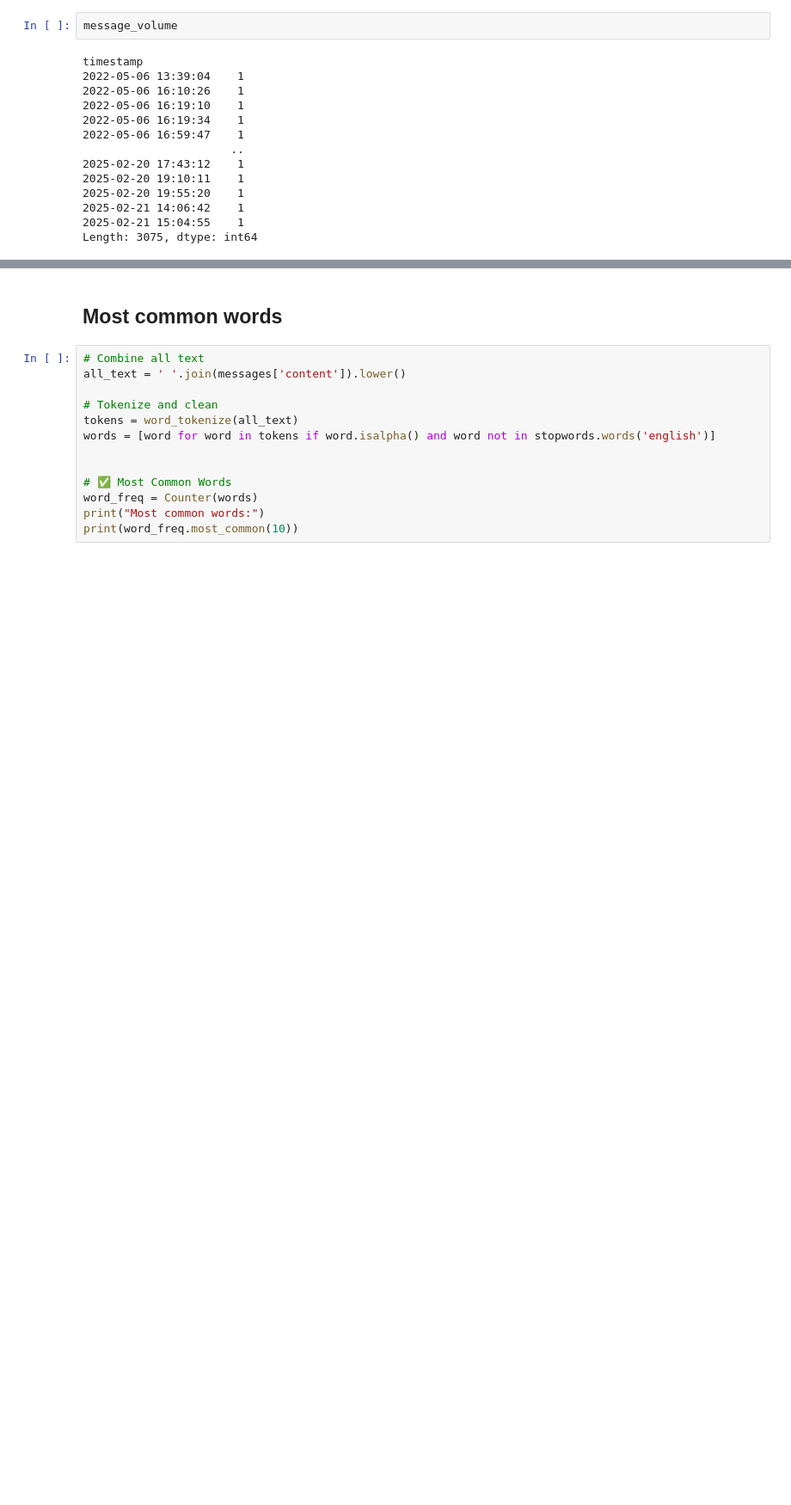
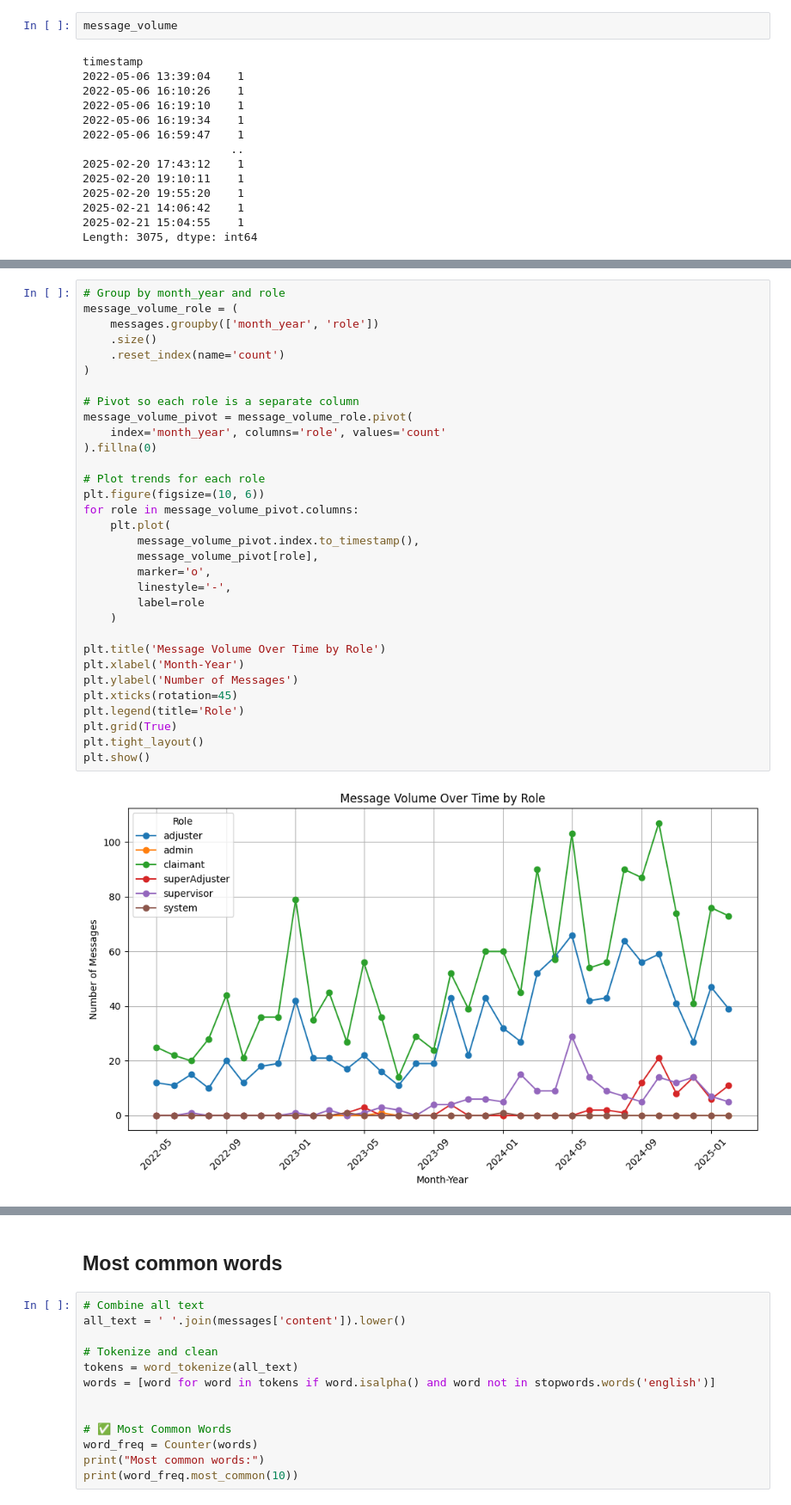
Before and after one commit to vanikanoria/Claims-Messages-to-Routing-System, a Jupyter notebook: analysis.ipynb, the cells around one changed output, grey strips where cells are left out. Shown at 86% size. Saved outputs shown, nothing was run; the diff lists cells and outputs as text; blank space fills up the shorter version.

```diff
--- a/analysis.ipynb
+++ b/analysis.ipynb
@@ -282,0 +322,34 @@ plt.show()
+# %%
+# Group by month_year and role
+message_volume_role = (
+    messages.groupby(['month_year', 'role'])
+    .size()
+    .reset_index(name='count')
+)
+
+# Pivot so each role is a separate column
+message_volume_pivot = message_volume_role.pivot(
+    index='month_year', columns='role', values='count'
+).fillna(0)
+
+# Plot trends for each role
+plt.figure(figsize=(10, 6))
+for role in message_volume_pivot.columns:
+    plt.plot(
+        message_volume_pivot.index.to_timestamp(),
+        message_volume_pivot[role],
+        marker='o',
+        linestyle='-',
+        label=role
+    )
+
+plt.title('Message Volume Over Time by Role')
+plt.xlabel('Month-Year')
+plt.ylabel('Number of Messages')
+plt.xticks(rotation=45)
+plt.legend(title='Role')
+plt.grid(True)
+plt.tight_layout()
+plt.show()
+# %% [output]
+[figure, added]
```
Also changed, not shown: parts of 19 cells of this notebook, 6 other files.
